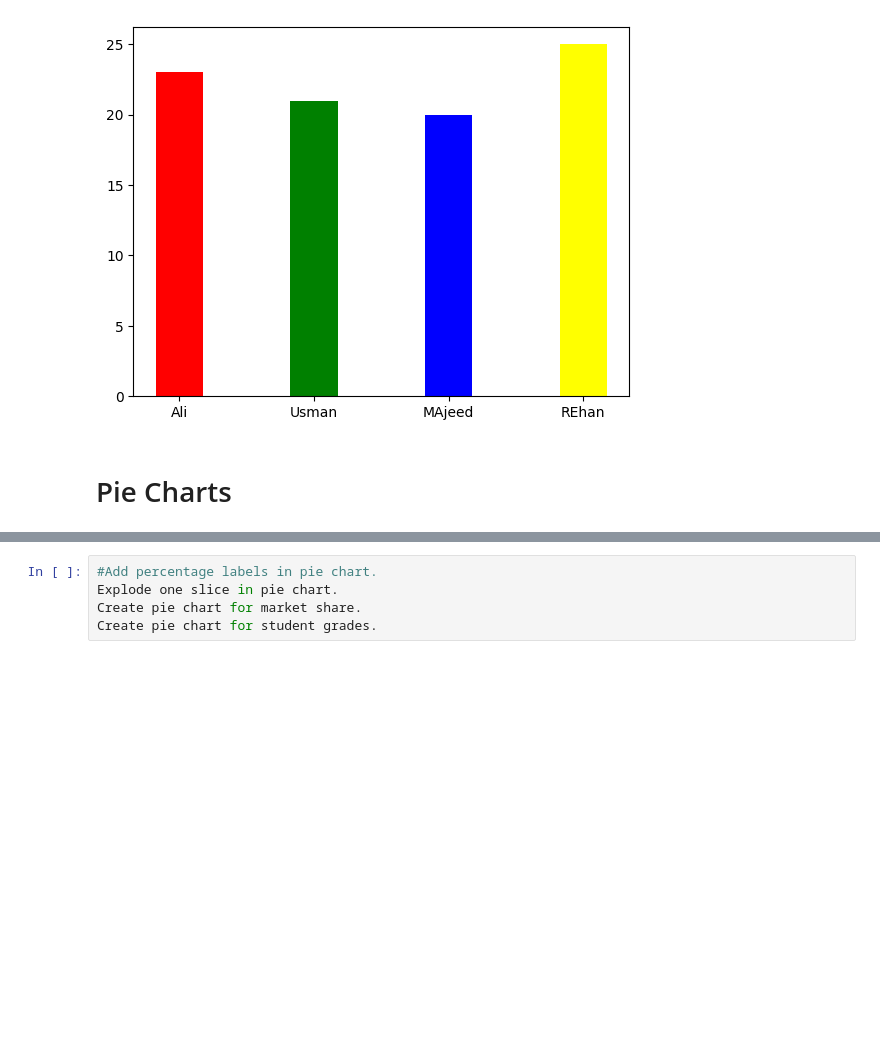
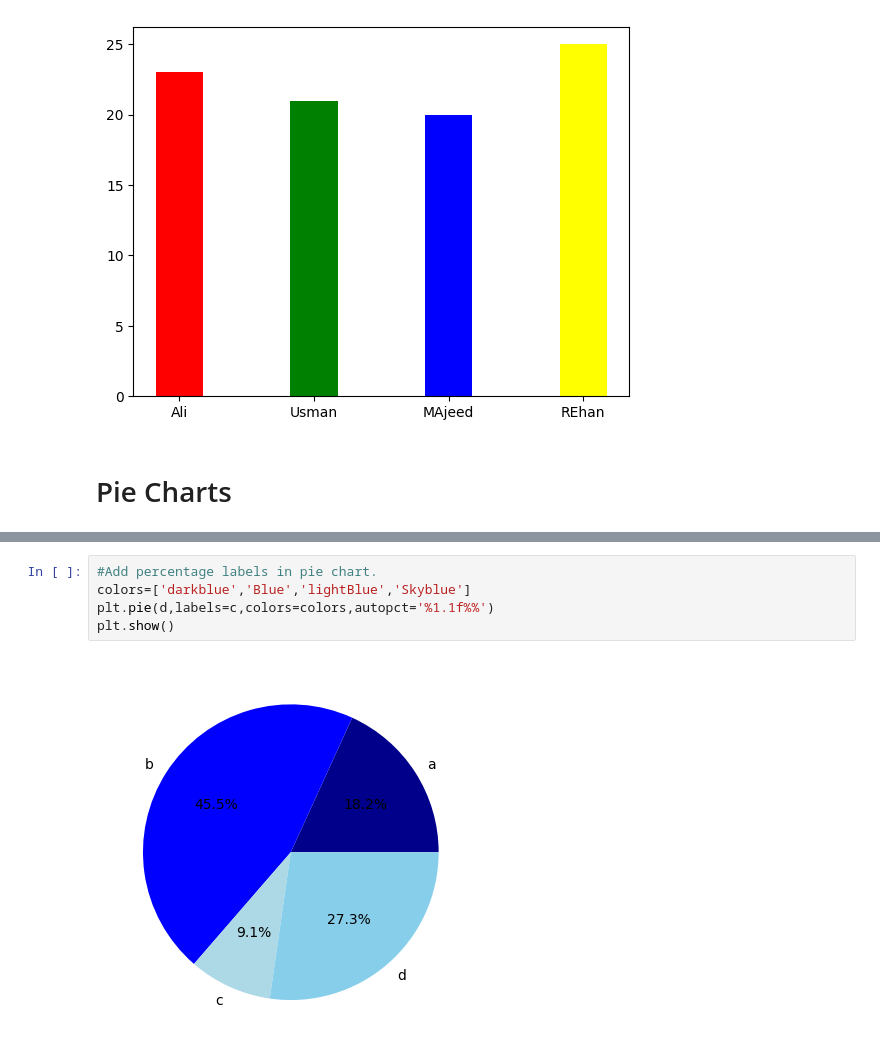
Before and after one commit to Hamad570/AI_and_System_Engineering_Learning_Journey, a Jupyter notebook: python_basic_to_advance_practice_code/matplotlib.ipynb, the cells around one changed output, grey strips where cells are left out. Cells and saved outputs as stored; diff of their text form; blank space fills up the shorter version.

```diff
--- a/python_basic_to_advance_practice_code/matplotlib.ipynb
+++ b/python_basic_to_advance_practice_code/matplotlib.ipynb
@@ -169,5 +144,7 @@ plt.show()
 # %%
 #Add percentage labels in pie chart.
-Explode one slice in pie chart.
-Create pie chart for market share.
-Create pie chart for student grades.
+colors=['darkblue','Blue','lightBlue','Skyblue']
+plt.pie(d,labels=c,colors=colors,autopct='%1.1f%%')
+plt.show()
+# %% [output]
+[figure, added]
```
Also changed, not shown: parts of 32 cells of this notebook, 6 other files.
